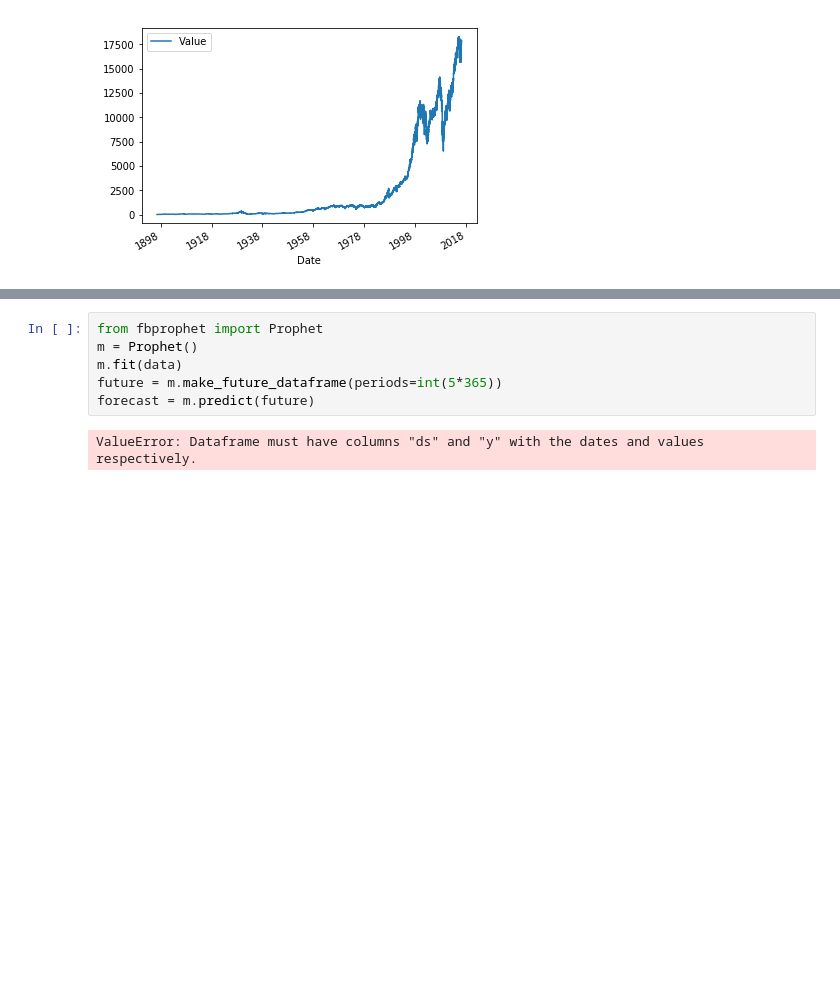
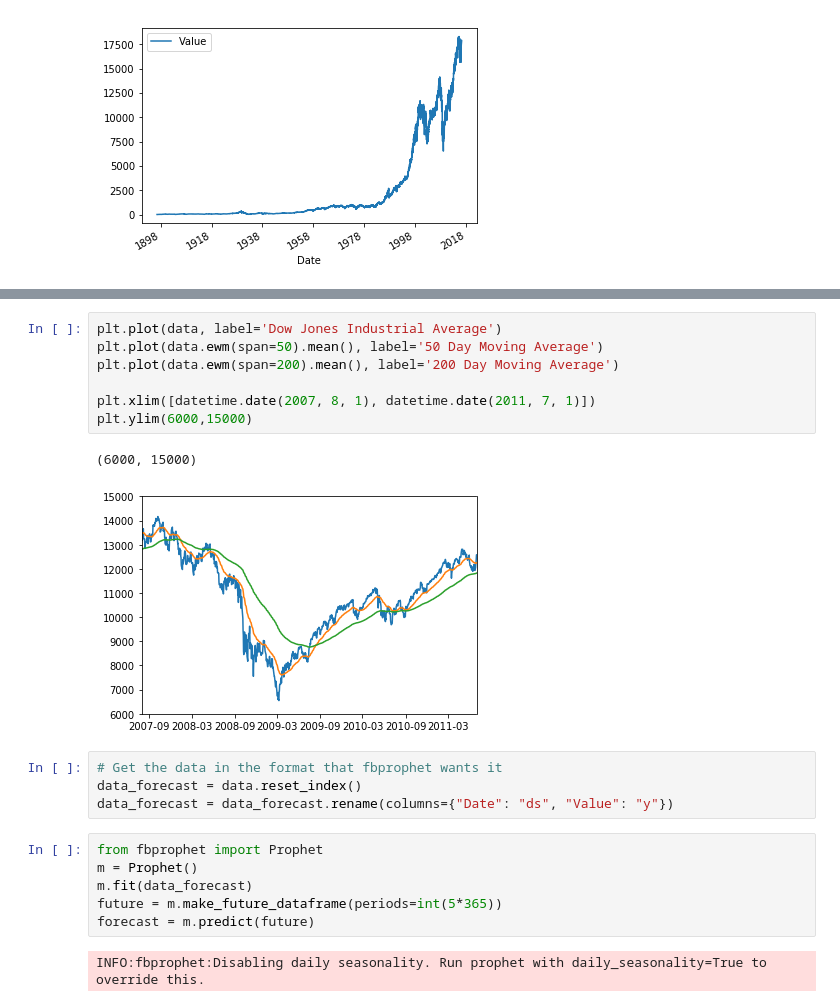
Before and after one commit to DecodedCo/quandl-python-demo, a Jupyter notebook: quandl-api-demo-prophet-complete.ipynb, the cells around one changed output, grey strips where cells are left out. Drawn from its saved outputs; the diff is of its cells as text; blank space fills up the shorter version.

```diff
--- a/quandl-api-demo-prophet-complete.ipynb
+++ b/quandl-api-demo-prophet-complete.ipynb
@@ -26,8 +50,22 @@ AttributeError: 'numpy.str_' object has no attribute 'toordinal'
+# %%
+plt.plot(data, label='Dow Jones Industrial Average')
+plt.plot(data.ewm(span=50).mean(), label='50 Day Moving Average')
+plt.plot(data.ewm(span=200).mean(), label='200 Day Moving Average')
+
+plt.xlim([datetime.date(2007, 8, 1), datetime.date(2011, 7, 1)])
+plt.ylim(6000,15000)
+# %% [output]
+(6000, 15000)
+[figure, added]
+# %%
+# Get the data in the format that fbprophet wants it
+data_forecast = data.reset_index()
+data_forecast = data_forecast.rename(columns={"Date": "ds", "Value": "y"})
 # %%
 from fbprophet import Prophet
 m = Prophet()
-m.fit(data)
+m.fit(data_forecast)
 future = m.make_future_dataframe(periods=int(5*365))
 forecast = m.predict(future)
 # %% [output]
-ValueError: Dataframe must have columns "ds" and "y" with the dates and values respectively.
+INFO:fbprophet:Disabling daily seasonality. Run prophet with daily_seasonality=True to override this.
```
Also changed, not shown: parts of 5 cells of this notebook.
